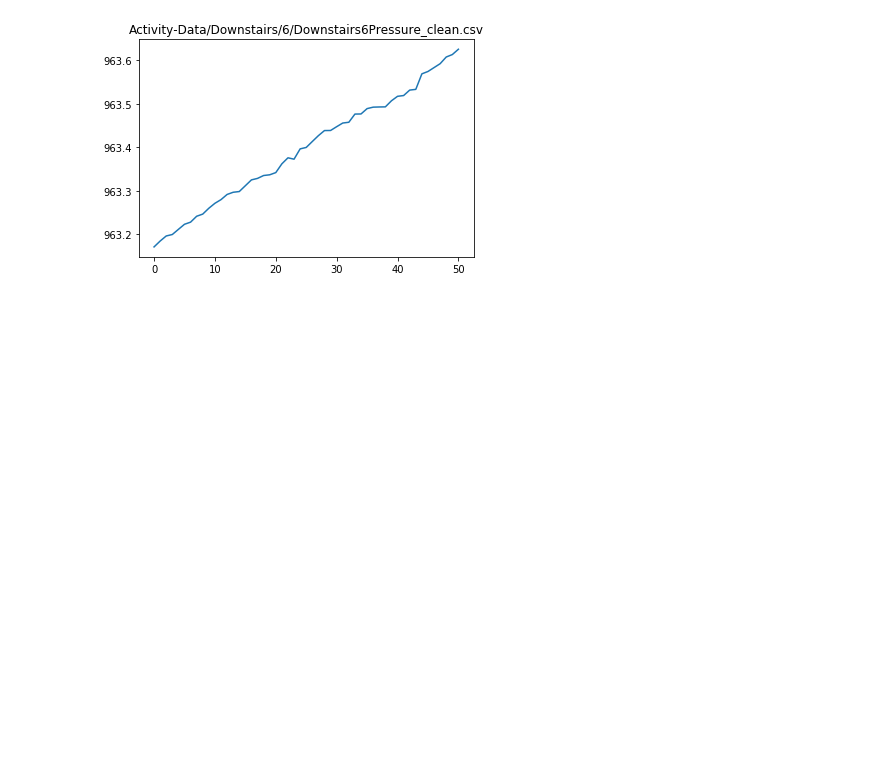
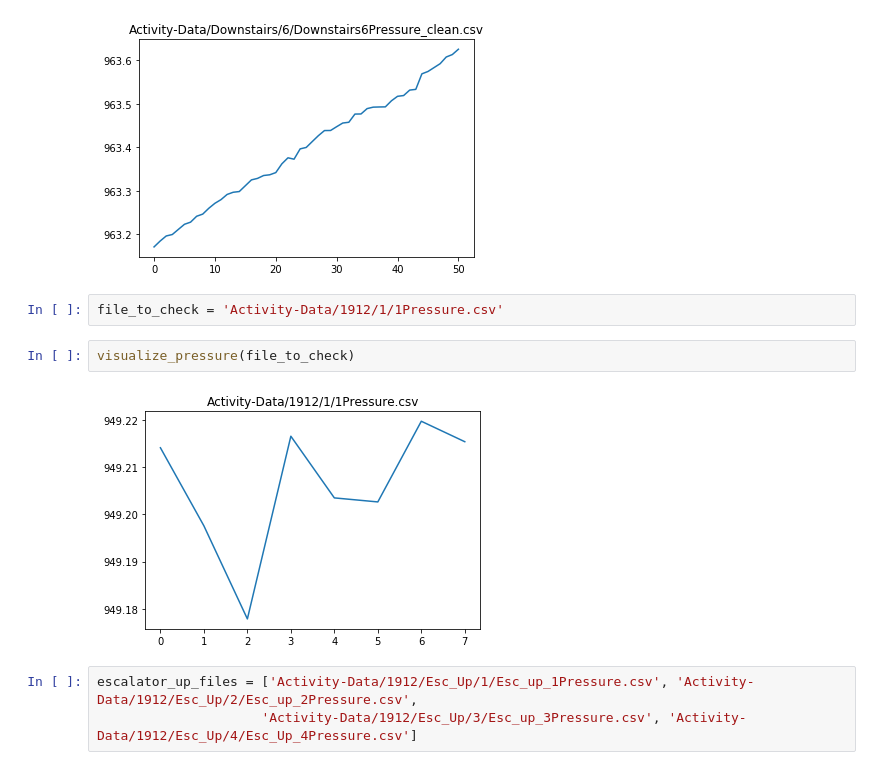
Before and after one commit to nithishr/activity_recognition, a Jupyter notebook: Visualize_Clean_Pressure_Data.ipynb, the cells around one changed output. Drawn from its saved outputs; the diff is of its cells as text; blank space fills up the shorter version.

Commit message:
Added new data for visualization & cleaning

```diff
--- a/Visualize_Clean_Pressure_Data.ipynb
+++ b/Visualize_Clean_Pressure_Data.ipynb
@@ -402,3 +402,12 @@ visualize_pressure(output_file)
 # %% [output]
 [figure]
 [figure]
+# %%
+file_to_check = 'Activity-Data/1912/1/1Pressure.csv'
+# %%
+visualize_pressure(file_to_check)
+# %% [output]
+[figure, added]
+# %%
+escalator_up_files = ['Activity-Data/1912/Esc_Up/1/Esc_up_1Pressure.csv', 'Activity-Data/1912/Esc_Up/2/Esc_up_2Pressure.csv',
+                     'Activity-Data/1912/Esc_Up/3/Esc_up_3Pressure.csv', 'Activity-Data/1912/Esc_Up/4/Esc_Up_4Pressure.csv']
```
Also changed, not shown: parts of 18 cells of this notebook.
